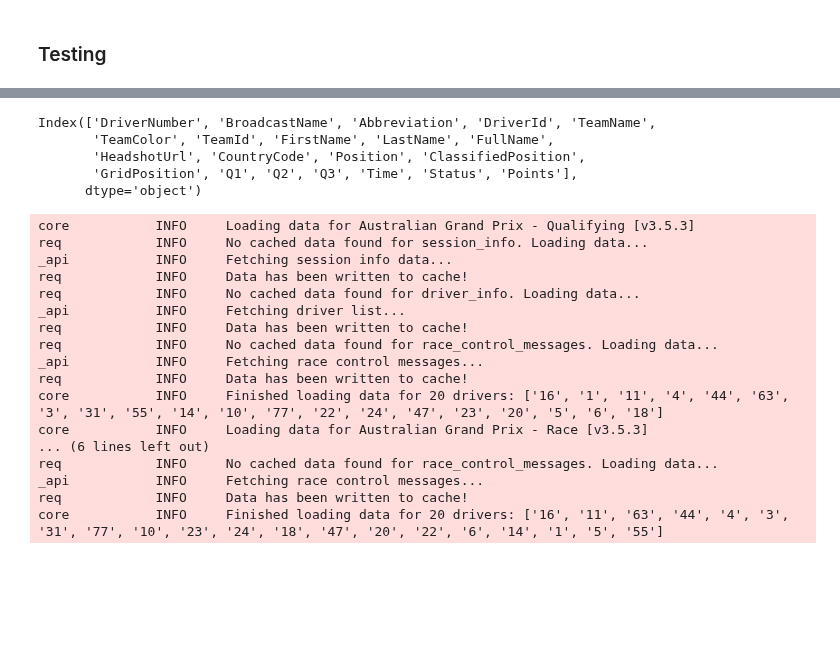
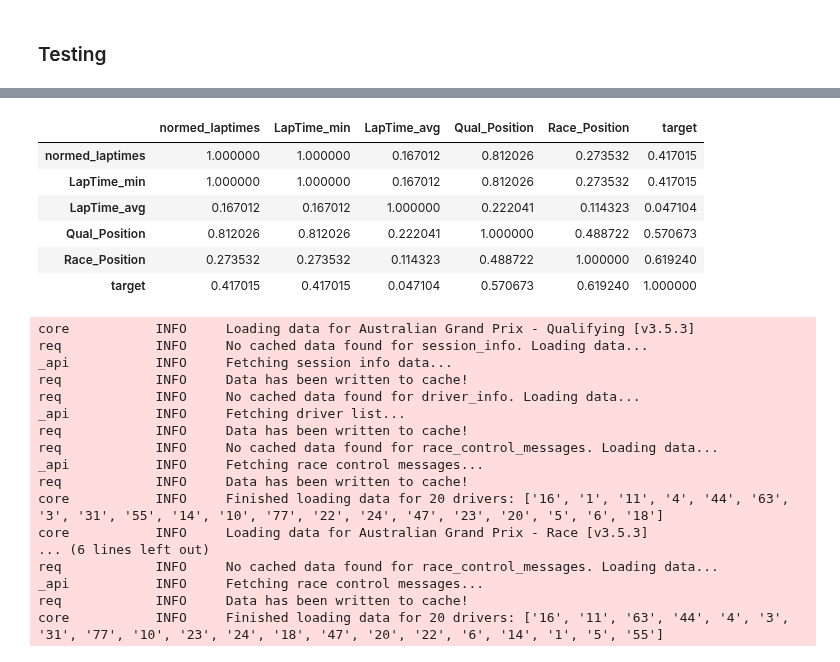
Before and after one commit to rohank36/f1, a Jupyter notebook: data.ipynb, the cells around one changed output, grey strips where cells are left out. Cells and saved outputs as stored; diff of their text form; code cells hidden in the pictures; blank space fills up the shorter version.

```diff
--- a/data.ipynb
+++ b/data.ipynb
@@ -25,11 +100,17 @@ core           INFO     Finished loading data for 20 drivers: ['1', '4', '5', '6
+# %%
+merged[['normed_laptimes','LapTime_min','LapTime_avg','Qual_Position','Race_Position',"target"]].corr().abs()
+
+# look into normalizing the fp1 fastest lap times, so that the RF can learn a cutoff.
+# %% [output]
+|  | normed_laptimes | LapTime_min | LapTime_avg | Qual_Position | Race_Position | target |
+| normed_laptimes | 1.000000 | 1.000000 | 0.167012 | 0.812026 | 0.273532 | 0.417015 |
+| LapTime_min | 1.000000 | 1.000000 | 0.167012 | 0.812026 | 0.273532 | 0.417015 |
+| LapTime_avg | 0.167012 | 0.167012 | 1.000000 | 0.222041 | 0.114323 | 0.047104 |
+| Qual_Position | 0.812026 | 0.812026 | 0.222041 | 1.000000 | 0.488722 | 0.570673 |
+| Race_Position | 0.273532 | 0.273532 | 0.114323 | 0.488722 | 1.000000 | 0.619240 |
+| target | 0.417015 | 0.417015 | 0.047104 | 0.570673 | 0.619240 | 1.000000 |
 # %%
-fp.results.columns
+#fps.loc[fps["Driver"]=="VER",["Driver","DriverNumber","LapTime","Stint","Compound","PitOutTime","PitInTime","SpeedST","IsPersonalBest"]]
-# %% [output]
-Index(['DriverNumber', 'BroadcastName', 'Abbreviation', 'DriverId', 'TeamName',
-       'TeamColor', 'TeamId', 'FirstName', 'LastName', 'FullName',
-       'HeadshotUrl', 'CountryCode', 'Position', 'ClassifiedPosition',
-       'GridPosition', 'Q1', 'Q2', 'Q3', 'Time', 'Status', 'Points'],
-      dtype='object')
 # %%
 year = 2025
 round_num = 6
```
Also changed, not shown: parts of 10 cells of this notebook, 11 other files.
